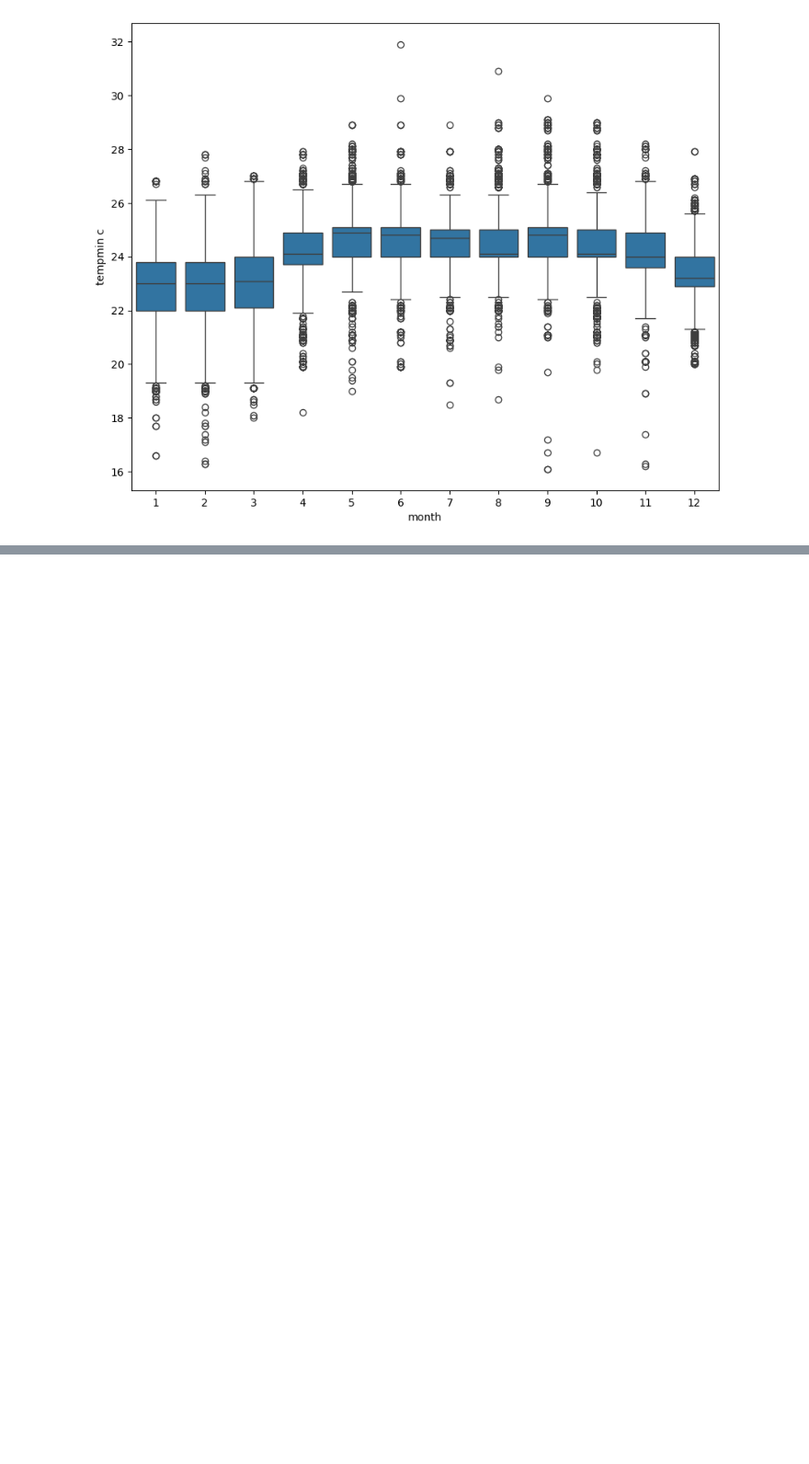
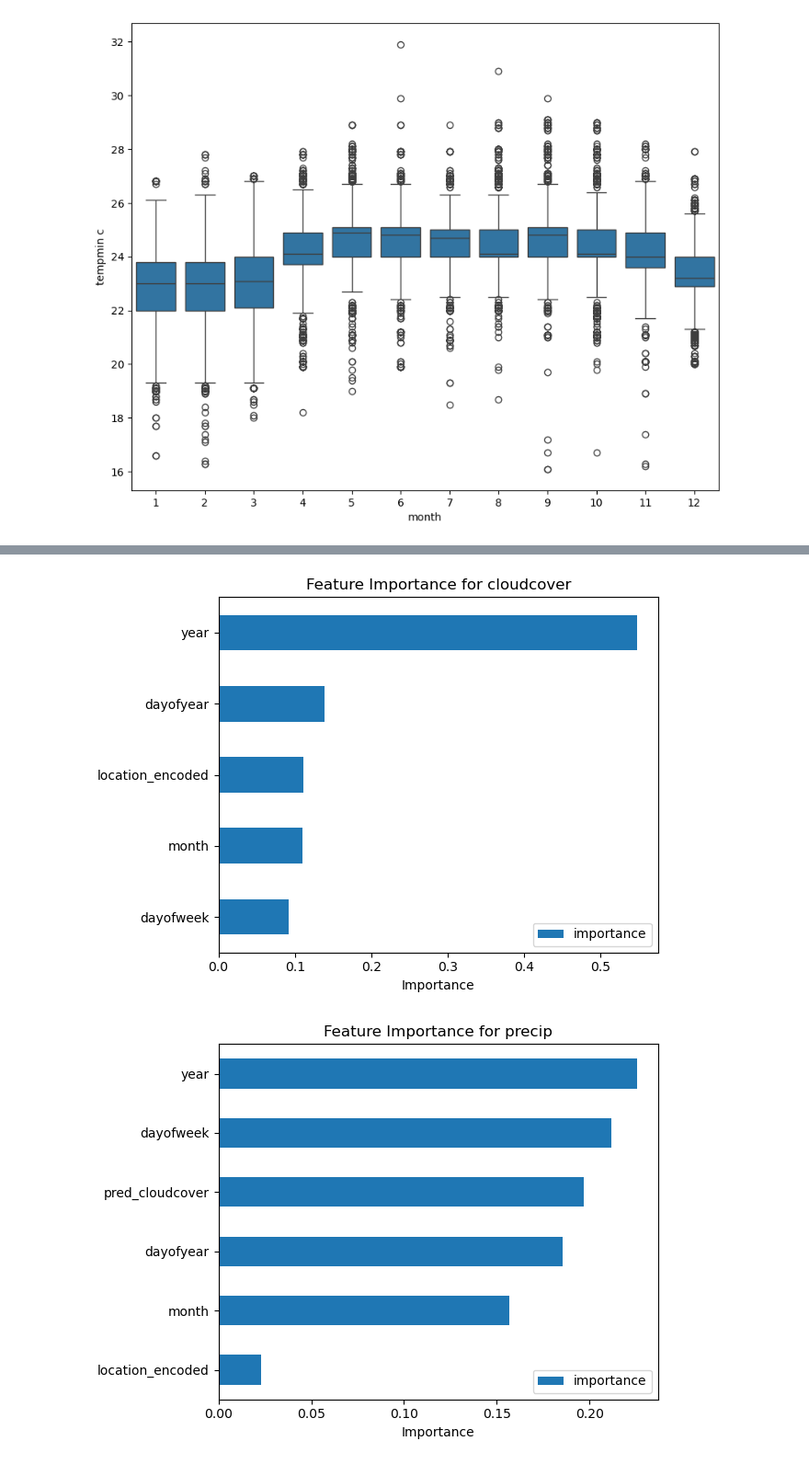
Before and after one commit to Trasmonaut/COMP-3610-Big-Data, a Jupyter notebook: WeatherModel/XGBoostWeather-Merged.ipynb, the cells around one changed output, grey strips where cells are left out. Shown: that part at 92% size. Drawn from its saved outputs; the diff is of its cells as text; code cells hidden in the pictures; blank space fills up the shorter version.

```diff
--- a/WeatherModel/XGBoostWeather-Merged.ipynb
+++ b/WeatherModel/XGBoostWeather-Merged.ipynb
@@ -237,6 +192,0 @@ y_test = test[target]
-# %%
-fi = pd.DataFrame(data=model.feature_importances_,
-             index=model.feature_names_in_,
-             columns=['importance'])
-fi.sort_values('importance').plot(kind='barh', title='Feature Importance')
-plt.show()
@@ -370,0 +209,30 @@ joblib.dump(model, 'xgb_model.pkl')
+# %%
+def train_model(df, target, core_features, prev_predictions=None, models={}):
+
+    X = df[core_features]
+    y = df[target].astype(float).values.ravel()
+
+    print(f"\n Training model to predict: {target}")
+
+    if prev_predictions is not None:
+        prev_predictions = prev_predictions.loc[:, ~prev_predictions.columns.isin(X.columns)]
+        X = pd.concat([X, prev_predictions], axis=1)
+
+    model = xgb.XGBRegressor(n_estimators=1000, max_depth=5, learning_rate=0.1)
+    model.fit(X, y)
+
+    y_pred = model.predict(X)
+
+    print(f"{target} MAE: {mean_absolute_error(y, y_pred):.3f}")
+
+    joblib.dump(model, f"Models/{target}_model.pkl")
+    print(f"Model Saved")
+
+    models[target] = model
+
+    return y_pred
+# %%
+for i, target in enumerate(target_features):
+    prev = predictions if i > 0 else None
+    y_pred = train_model(df, target, core_features, prev, models)
+    predictions[f'pred_{target}'] = y_pred
@@ -370,0 +307,12 @@ joblib.dump(model, 'xgb_model.pkl')
+# %%
+for target, model in models.items():
+    fi = pd.DataFrame(data=model.feature_importances_,index=model.feature_names_in_,columns=['importance'])
+
+    fi = fi.sort_values('importance', ascending=True)
+    fi.plot(kind='barh', title=f'Feature Importance for {target}')
+    plt.xlabel("Importance")
+    plt.tight_layout()
+    plt.show()
+# %% [output]
+[figure, added]
+[figure, added]
```
Also changed, not shown: parts of 25 cells of this notebook.
